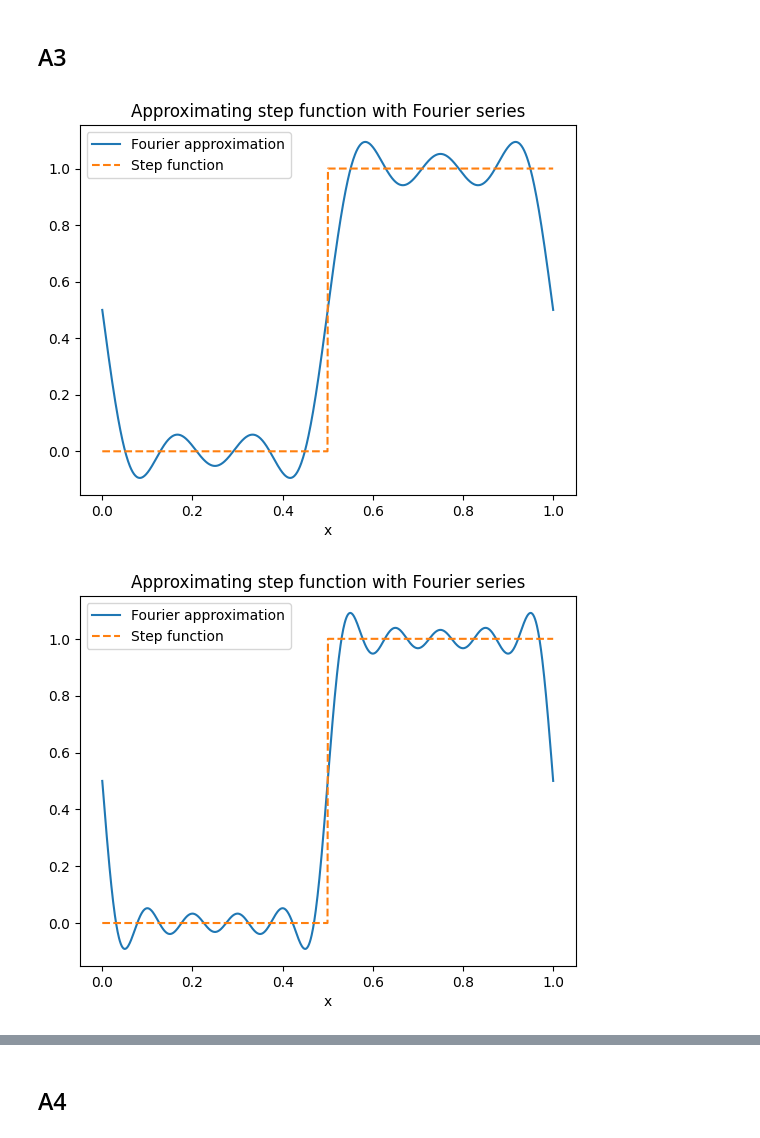
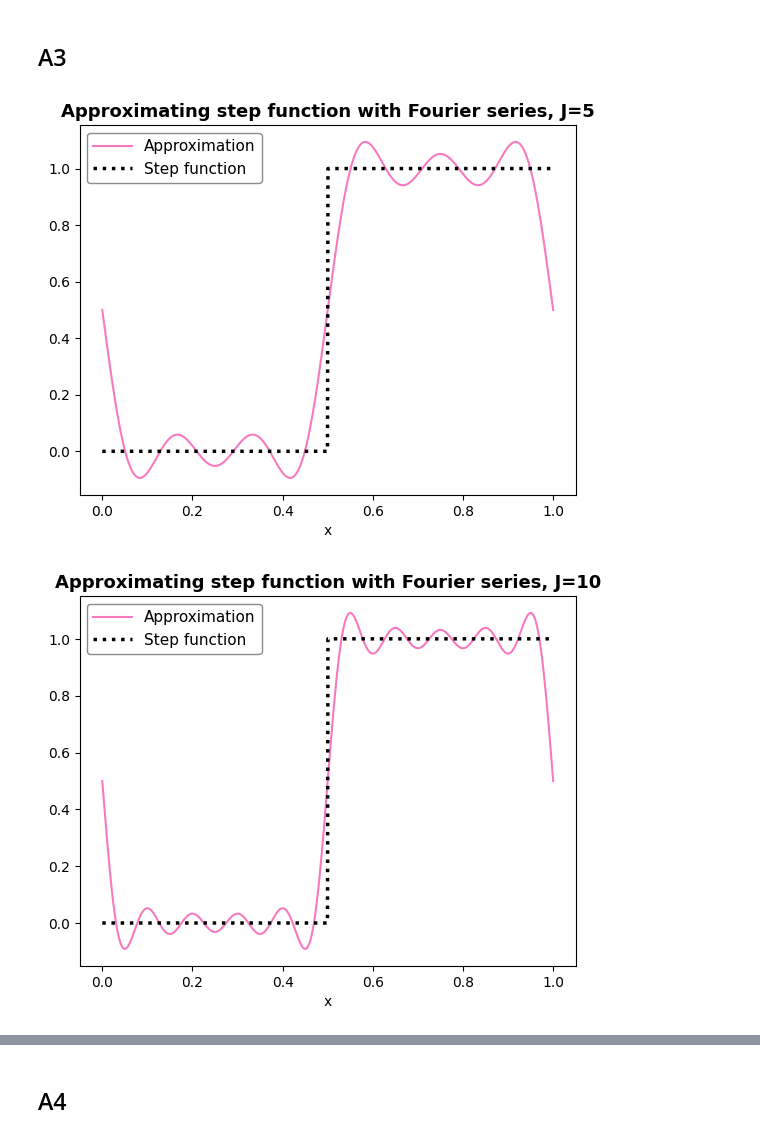
Before and after one commit to felixgalka/na-coursework, a Jupyter notebook: soln_fg551.ipynb, the cells around one changed output, grey strips where cells are left out. Drawn from its saved outputs; the diff is of its cells as text; code cells hidden in the pictures.

```diff
--- a/soln_fg551.ipynb
+++ b/soln_fg551.ipynb
@@ -136,39 +152,56 @@ $$
 # %%
 import numpy as np
 
+# Note -> I've had to truncate a lot of lines using \
+# as the PDF doesn't wrap text within code blocks
+
 def eval_uj(J, x):
+
+	# Calculate the u_k coefficients from k = -J to k = J
+	# from the above formula
+
 	uJ_x = 0
 	for k in range(-J, J + 1):
 		u_k = 0
 		if k == 0:
 			u_k = 1/2
 		elif k % 2 == 0:
 			u_k = 0
 		else:
 			u_k = 1j / (np.pi * k)
 		uJ_x += (u_k * np.exp(2 * np.pi * 1j * k * x))
 	return uJ_x
 
 def step_fn(J):
+
+	# Generate the x and y axis
+
 	N=1000
 	grid=np.linspace(0,1,N)
 	uJ = []
 	for point in grid:
 		uJ.append(eval_uj(J, point).real)
 	return grid, uJ
 
 import matplotlib.pyplot as plt
 
 step = [0 if x < 1/2 else 1 for x in np.linspace(0,1,1000)]
 
 J = [5,10,25,50]
+
 for j in J:
 	x, y = step_fn(j)
-	plt.plot(x, y, label="Fourier approximation")
-	plt.plot(x, step, linestyle="dashed", label="Step function")
-	plt.xlabel("x"); plt.title("Approximating step function with Fourier series"); plt.legend()
-	plt.show()
+	plt.plot(x, y, label=f"Approximation", color= "#f542a7", \
+		alpha=0.7,linewidth=1.5)
+	plt.plot(x, step, linestyle="dotted", label="Step function",\
+		color="black", linewidth=2.5)
+
+	plt.xlabel("x")
+	plt.title(f"Approximating step function with Fourier series, J={j}"
+		, fontweight="bold", fontsize=13)
+	plt.legend(framealpha=0.9, edgecolor='grey', fontsize=11,handlelength=2.5); plt.show()
+
 print()
 # %% [output]
-[figure, old version]
+[figure, new version]
-[figure, old version]
+[figure, new version]
```
Also changed, not shown: parts of 20 cells of this notebook, 2 other files.
